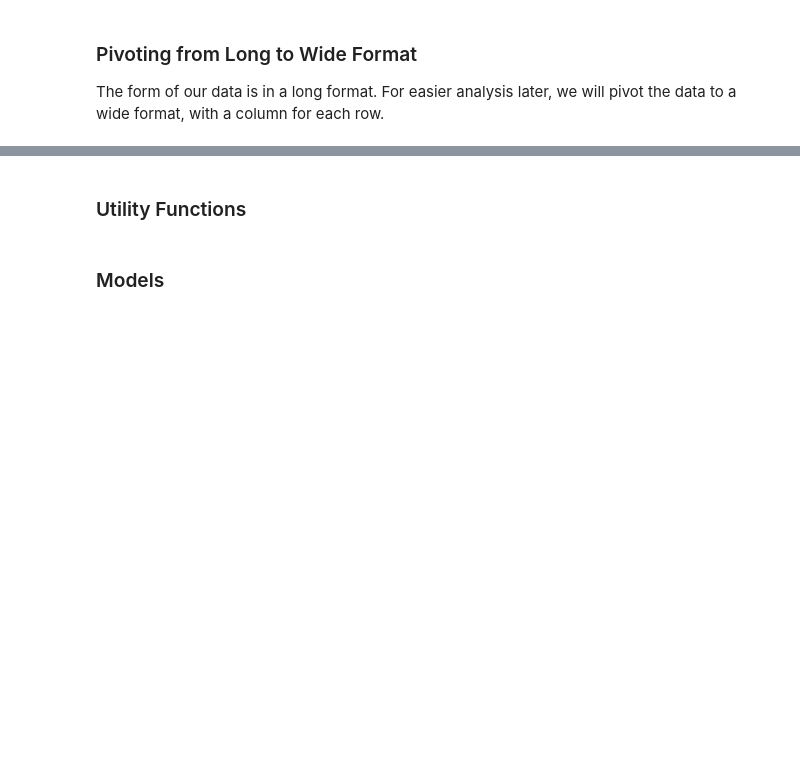
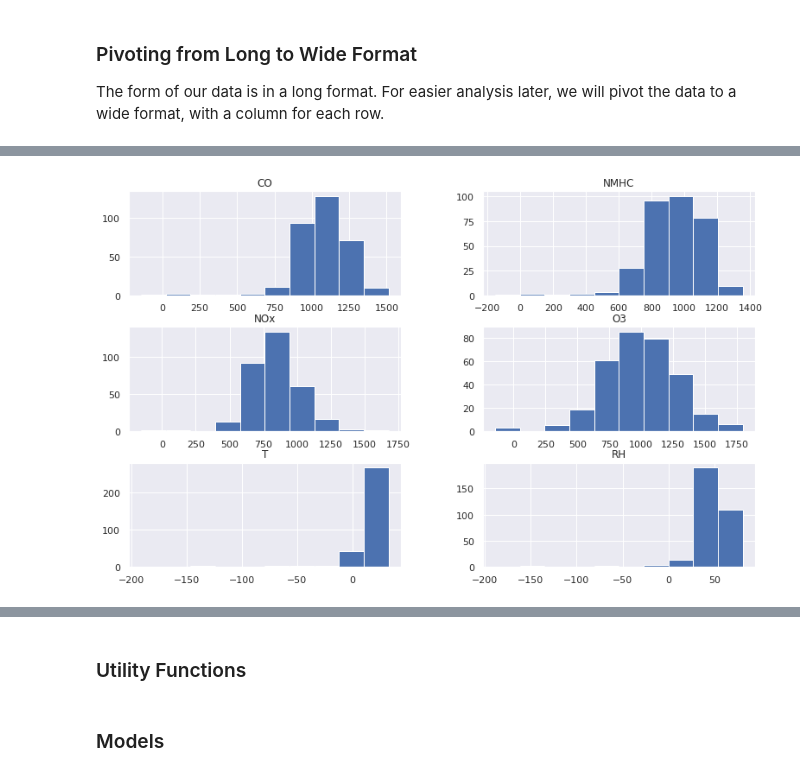
Before and after one commit to Tien-Cheng/AI-and-Machine-Learning--ST1511-, a Jupyter notebook: Assignment 2/time series analysis/time-series-v2.ipynb, the cells around one changed output, grey strips where cells are left out. Drawn from its saved outputs; the diff is of its cells as text; code cells hidden in the pictures; blank space fills up the shorter version.

```diff
--- a/Assignment 2/time series analysis/time-series-v2.ipynb
+++ b/Assignment 2/time series analysis/time-series-v2.ipynb
@@ -150,0 +313,5 @@ We then perform an exploratory data analysis of our data.
+# %%
+df_pivot.hist()
+plt.show()
+# %% [output]
+[figure, added]
```
Also changed, not shown: parts of 130 cells of this notebook, 4 other files.
